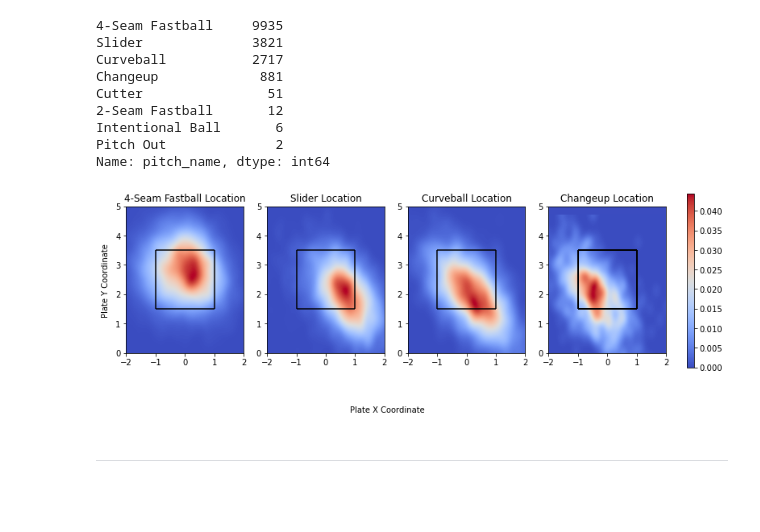
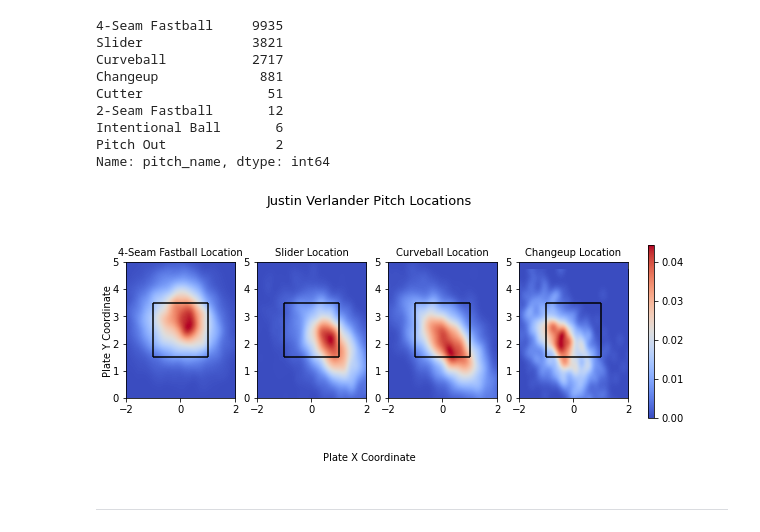
Before and after one commit to BoyangQiu/enigma, a Jupyter notebook: Pitch Viz.ipynb, the cells around one changed output. Drawn from its saved outputs; the diff is of its cells as text; code cells hidden in the pictures; blank space fills up the shorter version.

```diff
--- a/Pitch Viz.ipynb
+++ b/Pitch Viz.ipynb
@@ -52,8 +52,8 @@ X = [fb['plate_x'],sl['plate_x'], cb['plate_x']]
 Y = [fb['plate_z'],sl['plate_z'], cb['plate_z']]
 
 
-fig, ax = plt.subplots(1, len(X), figsize=(12,6))
-fig.text(0.5, 0.12, 'Plate X Coordinate', ha='center')
+fig, ax = plt.subplots(1, len(X), figsize=(9,6))
+fig.text(0.5, 0.2, 'Plate X Coordinate', ha='center')
 fig.text(0.09, 0.5, 'Plate Y Coordinate', va='center', rotation='vertical')
 for i in range(len(X)):
         img, extent = pitch_plot(X[i], Y[i])
@@ -66,9 +66,10 @@ for i in range(len(X)):
         ax[i].hlines(3.5,-1, 1, color= 'black')
         ax[i].vlines(-1, 1.5, 3.5, color= 'black')
         ax[i].vlines(1, 1.5, 3.5, color= 'black')
-        ax[i].set_title(f'{pitches[i]} Location')
+        ax[i].set_title(f'{pitches[i]} Location', fontsize = 10)
 
-cbar_ax = fig.add_axes([0.93, 0.25, 0.01, 0.5])
+cbar_ax = fig.add_axes([0.93, 0.3, 0.01, 0.4])
 fig.colorbar(im, cax=cbar_ax)
-plt.savefig('C:/Users/Boyang Qiu/Desktop/Brainstation/Capstone/static/plots/kershaw_pitches.png')
+fig.text(0.5, 0.8, 'Clayton Kershaw Pitch Locations', fontsize=13, horizontalalignment='center', verticalalignment='center')
+plt.savefig('C:/Users/Boyang Qiu/Desktop/Brainstation/Capstone/static/staticplots/kershaw_pitches.png')
 # %% [output]
@@ -103,27 +104,28 @@ ch = player[player['pitch_name'] == 'Changeup']
 X = [fb['plate_x'],sl['plate_x'],cb['plate_x'],ch['plate_x']]
 Y = [fb['plate_z'],sl['plate_z'],cb['plate_z'],ch['plate_z']]
 # %%
-fig, ax = plt.subplots(1, len(X), figsize=(12,6))
-fig.text(0.5, 0.12, 'Plate X Coordinate', ha='center')
+fig, ax = plt.subplots(1, len(X), figsize=(9,6))
+fig.text(0.5, 0.2, 'Plate X Coordinate', ha='center')
 fig.text(0.09, 0.5, 'Plate Y Coordinate', va='center', rotation='vertical')
 for i in range(len(X)):
         img, extent = pitch_plot(X[i], Y[i])
         im = ax[i].imshow(img, extent=extent, origin='lower', cmap = 'coolwarm')
         ax[i].set_xlim(-2, 2)
         ax[i].set_ylim(0, 5)
         ax[i].set_facecolor('#3b4cc0')
         # Draw Strikzone
         ax[i].hlines(1.5,-1, 1, color= 'black')
         ax[i].hlines(3.5,-1, 1, color= 'black')
         ax[i].vlines(-1, 1.5, 3.5, color= 'black')
         ax[i].vlines(1, 1.5, 3.5, color= 'black')
-        ax[i].set_title(f'{pitches[i]} Location')
+        ax[i].set_title(f'{pitches[i]} Location', fontsize = 10)
 
-cbar_ax = fig.add_axes([0.93, 0.25, 0.01, 0.5])
+cbar_ax = fig.add_axes([0.93, 0.3, 0.01, 0.4])
 fig.colorbar(im, cax=cbar_ax)
-plt.savefig('C:/Users/Boyang Qiu/Desktop/Brainstation/Capstone/static/plots/verlander_pitches.png')
+fig.text(0.5, 0.8, 'Justin Verlander Pitch Locations', fontsize=13, horizontalalignment='center', verticalalignment='center')
+plt.savefig('C:/Users/Boyang Qiu/Desktop/Brainstation/Capstone/static/staticplots/verlander_pitches.png')
 # %% [output]
-[figure, old version]
+[figure, new version]
 # %% [markdown]
 ***
 # %%
```
Also changed, not shown: parts of 10 cells of this notebook, 9 other files.
